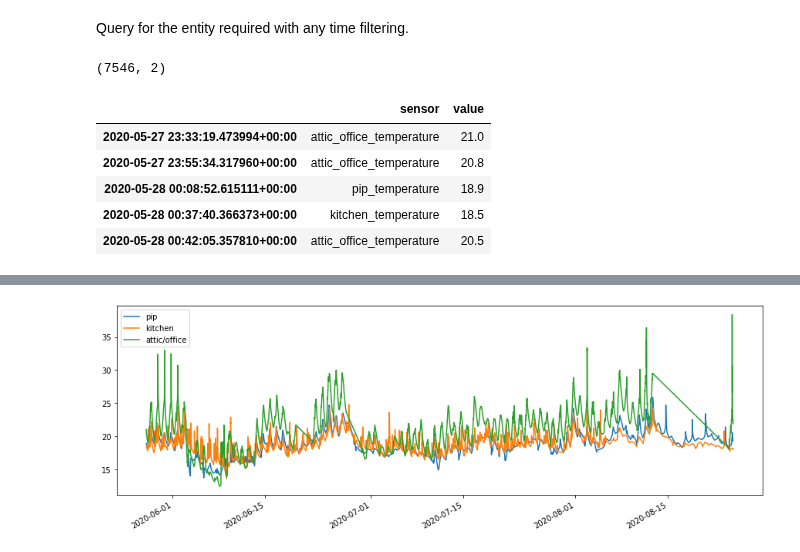
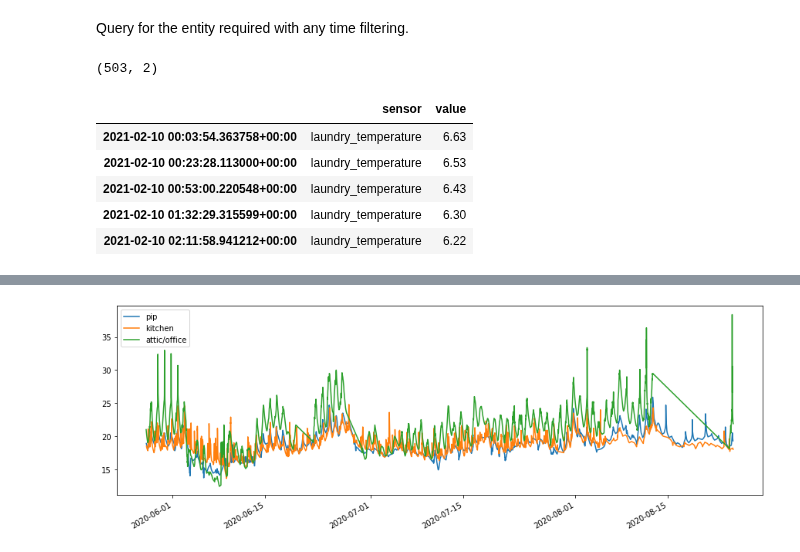
Before and after one commit to amadeuspzs/esp8266-temperature-humidity, a Jupyter notebook: analysis/temperature.ipynb, the cells around one changed output, grey strips where cells are left out. Saved outputs shown, nothing was run; the diff lists cells and outputs as text; code cells hidden in the pictures.

```diff
--- a/analysis/temperature.ipynb
+++ b/analysis/temperature.ipynb
@@ -17,22 +17,22 @@ Query for the entity required with any time filtering.
 # %%
 result = client.query('''
 SELECT
     entity_id as sensor, time, value
 FROM "°C"
-WHERE (entity_id = 'kitchen_temperature'
-OR entity_id = 'pip_temperature'
-OR entity_id = 'attic_office_temperature')
-AND time >= '2020-05-28'
+WHERE (entity_id = 'laundry_temperature')
+--OR entity_id = 'pip_temperature'
+--OR entity_id = 'attic_office_temperature')
+AND time >= '2021-02-10'
 tz('Europe/London')
 ''')
 df=result['°C']
 print(df.shape)
 df.head()
 # %% [output]
-(7546, 2)
+(503, 2)
 |  | sensor | value |
-| 2020-05-27 23:33:19.473994+00:00 | attic_office_temperature | 21.0 |
-| 2020-05-27 23:55:34.317960+00:00 | attic_office_temperature | 20.8 |
-| 2020-05-28 00:08:52.615111+00:00 | pip_temperature | 18.9 |
-| 2020-05-28 00:37:40.366373+00:00 | kitchen_temperature | 18.5 |
-| 2020-05-28 00:42:05.357810+00:00 | attic_office_temperature | 20.5 |
+| 2021-02-10 00:03:54.363758+00:00 | laundry_temperature | 6.63 |
+| 2021-02-10 00:23:28.113000+00:00 | laundry_temperature | 6.53 |
+| 2021-02-10 00:53:00.220548+00:00 | laundry_temperature | 6.43 |
+| 2021-02-10 01:32:29.315599+00:00 | laundry_temperature | 6.30 |
+| 2021-02-10 02:11:58.941212+00:00 | laundry_temperature | 6.22 |
```
Also changed, not shown: parts of 2 cells of this notebook, 14 other files.
